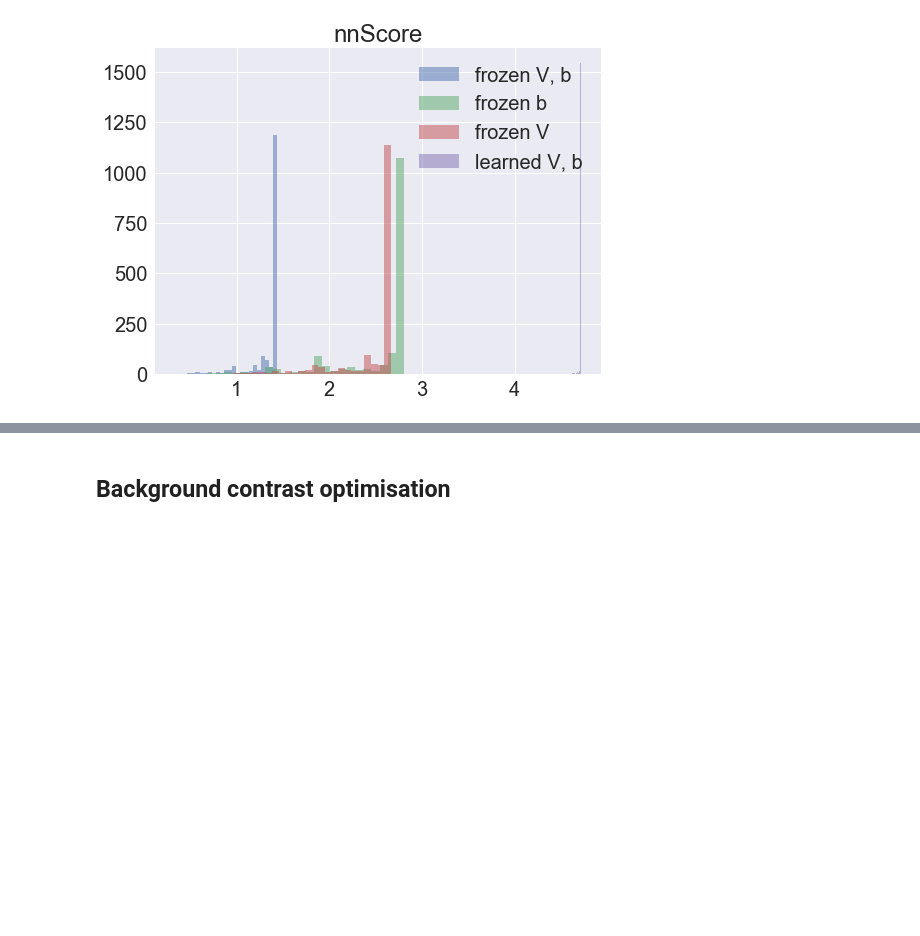
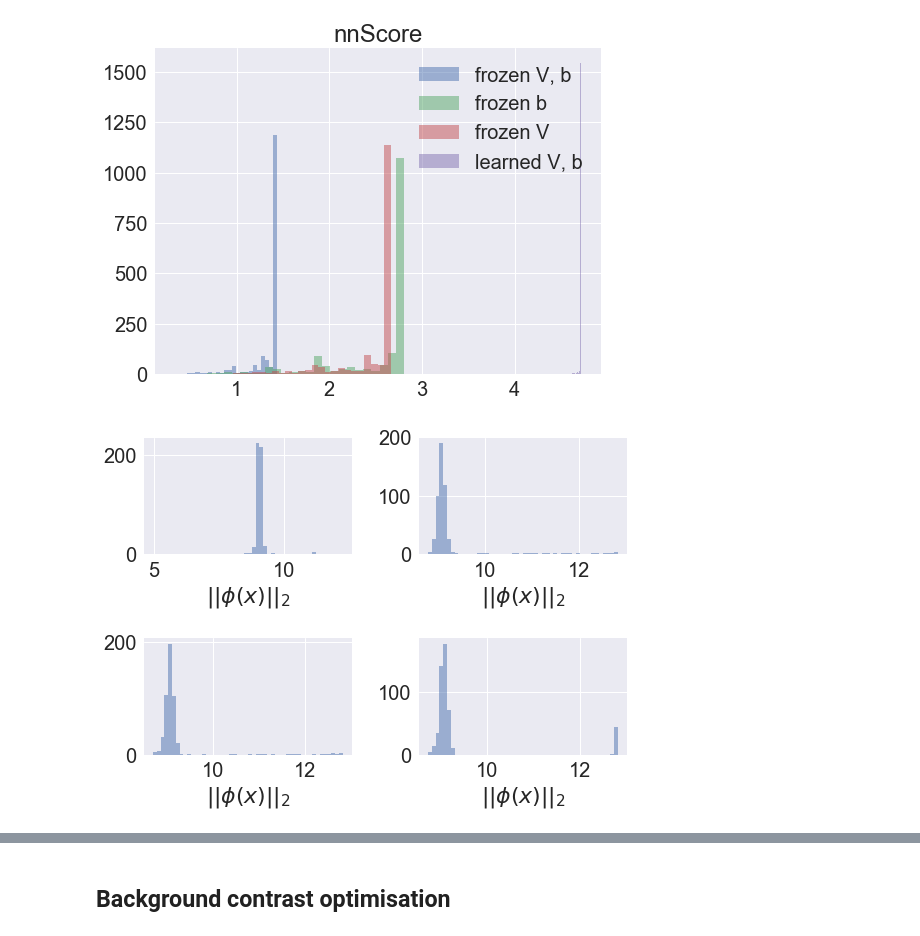
Before and after one commit to raghavchalapathy/sanity_beta_distribution, a Jupyter notebook: Explicit vs sklearn RBF comparison.ipynb, the cells around one changed output, grey strips where cells are left out. Saved outputs shown, nothing was run; the diff lists cells and outputs as text; code cells hidden in the pictures; blank space fills up the shorter version.

```diff
--- a/Explicit vs sklearn RBF comparison.ipynb
+++ b/Explicit vs sklearn RBF comparison.ipynb
@@ -143,3 +176,25 @@ plt.legend(['frozen V, b', 'frozen b', 'frozen V', 'learned V, b']);
 # plt.hist(np.sum(fhiddenScore(XTr, VFNN, bFNN, g)**2, axis = 0), bins = 100, alpha = 0.5);
 # %% [output]
 [figure]
+# %%
+plt.figure(figsize = (8,6));
+
+plt.subplot(2,2,1);
+plt.hist(np.sqrt(np.sum(g(XTr.dot(R) + b)**2, axis = 0)), bins = 50, alpha = 0.5);
+plt.xlabel('$\|\| \phi( x ) \|\|_2$');
+
+plt.subplot(2,2,2);
+plt.hist(np.sqrt(np.sum(g(XTr.dot(VFBNN) + bFBNN)**2, axis = 0)), bins = 50, alpha = 0.5);
+plt.xlabel('$\|\| \phi( x ) \|\|_2$');
+
+plt.subplot(2,2,3);
+plt.hist(np.sqrt(np.sum(g(XTr.dot(VFVNN) + bFVNN)**2, axis = 0)), bins = 50, alpha = 0.5);
+plt.xlabel('$\|\| \phi( x ) \|\|_2$');
+
+plt.subplot(2,2,4);
+plt.hist(np.sqrt(np.sum(g(XTr.dot(VNN) + bNN)**2, axis = 0)), bins = 50, alpha = 0.5);
+plt.xlabel('$\|\| \phi( x ) \|\|_2$');
+
+plt.tight_layout();
+# %% [output]
+[figure, added]
```
Also changed, not shown: parts of 22 cells of this notebook, 2 other files.
